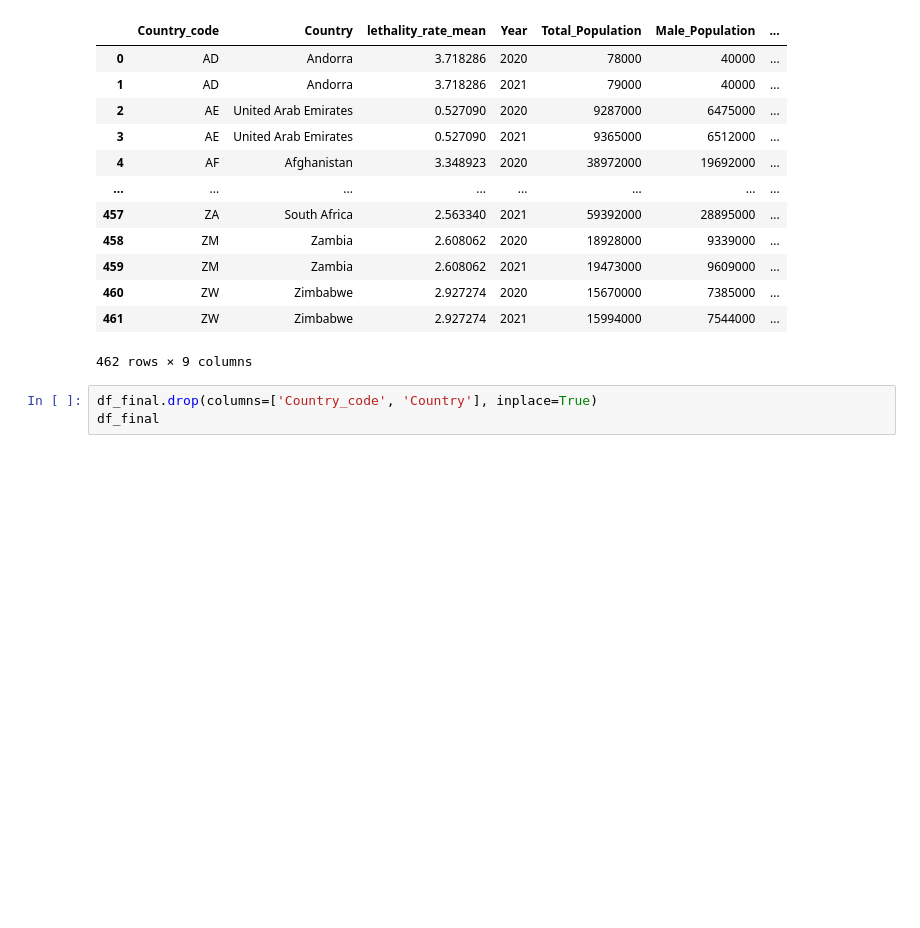
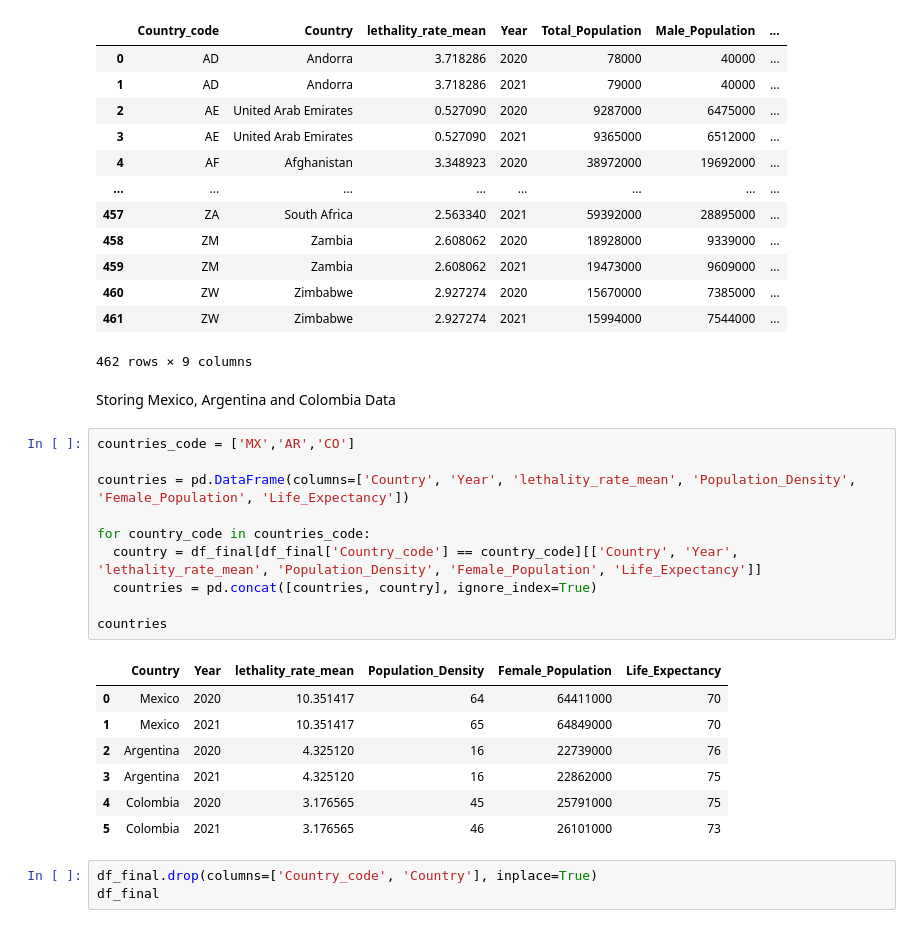
Before and after one commit to pabloing93/covid19-analysis, a Jupyter notebook: 4_Insights_filtered.ipynb, the cells around one changed output. Drawn from its saved outputs; the diff is of its cells as text; blank space fills up the shorter version.

```diff
--- a/4_Insights_filtered.ipynb
+++ b/4_Insights_filtered.ipynb
@@ -251,6 +270,26 @@ df_final
 | 460 | ZW | Zimbabwe | 2.927274 | 2020 | 15670000 | 7385000 | ... |
 | 461 | ZW | Zimbabwe | 2.927274 | 2021 | 15994000 | 7544000 | ... |
 462 rows × 9 columns
+# %% [markdown]
+Storing Mexico, Argentina and Colombia Data
+# %%
+countries_code = ['MX','AR','CO']
+
+countries = pd.DataFrame(columns=['Country', 'Year', 'lethality_rate_mean', 'Population_Density', 'Female_Population', 'Life_Expectancy'])
+
+for country_code in countries_code:
+  country = df_final[df_final['Country_code'] == country_code][['Country', 'Year', 'lethality_rate_mean', 'Population_Density', 'Female_Population', 'Life_Expectancy']]
+  countries = pd.concat([countries, country], ignore_index=True)
+
+countries
+# %% [output]
+|  | Country | Year | lethality_rate_mean | Population_Density | Female_Population | Life_Expectancy |
+| 0 | Mexico | 2020 | 10.351417 | 64 | 64411000 | 70 |
+| 1 | Mexico | 2021 | 10.351417 | 65 | 64849000 | 70 |
+| 2 | Argentina | 2020 | 4.325120 | 16 | 22739000 | 76 |
+| 3 | Argentina | 2021 | 4.325120 | 16 | 22862000 | 75 |
+| 4 | Colombia | 2020 | 3.176565 | 45 | 25791000 | 75 |
+| 5 | Colombia | 2021 | 3.176565 | 46 | 26101000 | 73 |
 # %%
 df_final.drop(columns=['Country_code', 'Country'], inplace=True)
 df_final
```
Also changed, not shown: parts of 26 cells of this notebook.
